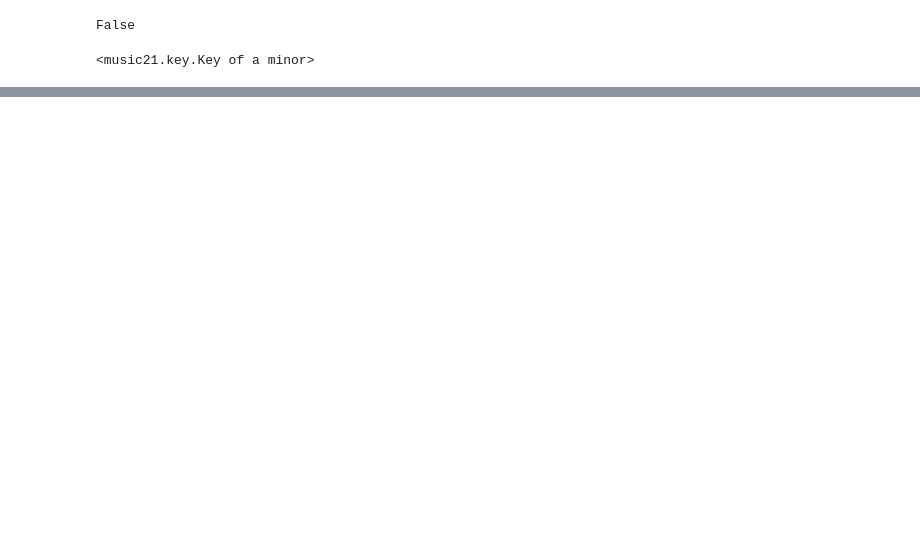
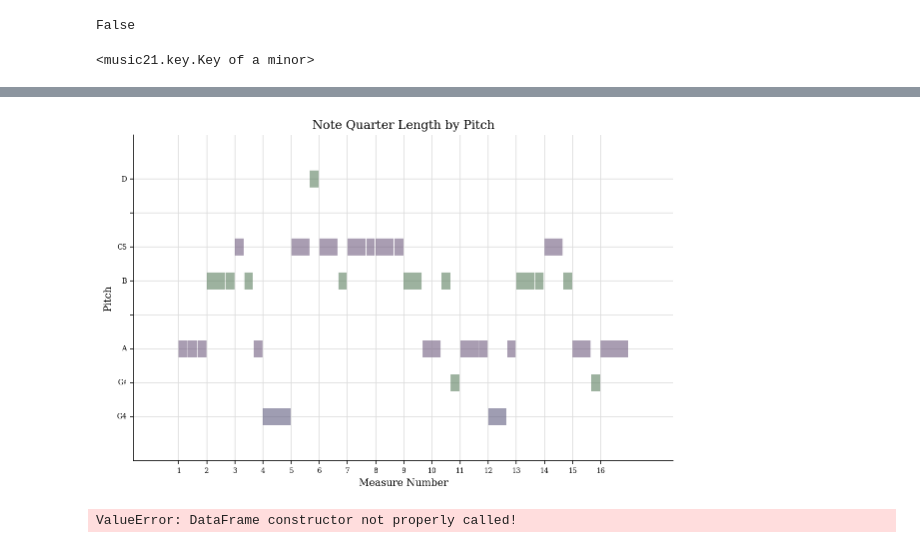
Before and after one commit to AbrahamEapen/MusicAI, a Jupyter notebook: inBusiness.ipynb, the cells around one changed output, grey strips where cells are left out. Saved outputs shown, nothing was run; the diff lists cells and outputs as text; code cells hidden in the pictures; blank space fills up the shorter version.

Commit message:
notes now plot graphically

```diff
--- a/inBusiness.ipynb
+++ b/inBusiness.ipynb
@@ -22,0 +34,5 @@ SubConverterException: Cannot find a path to the 'mscore' file at /Applications/
+# %%
+test = s.parts[0]
+test.measures(1, 100).plot()
+# %% [output]
+[figure, added]
@@ -22,0 +43,4 @@ SubConverterException: Cannot find a path to the 'mscore' file at /Applications/
+# %%
+df = pd.DataFrame(a)
+# %% [output]
+ValueError: DataFrame constructor not properly called!
```
Also changed, not shown: parts of 7 cells of this notebook, 1 other file.
